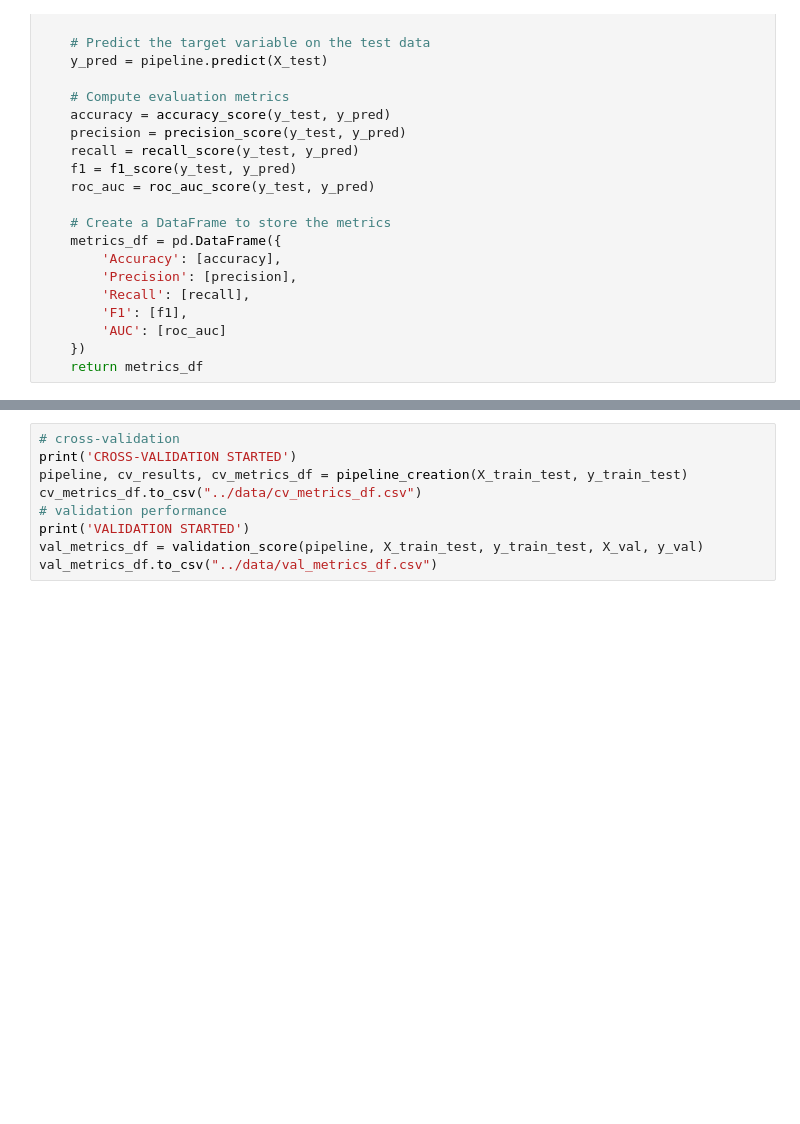
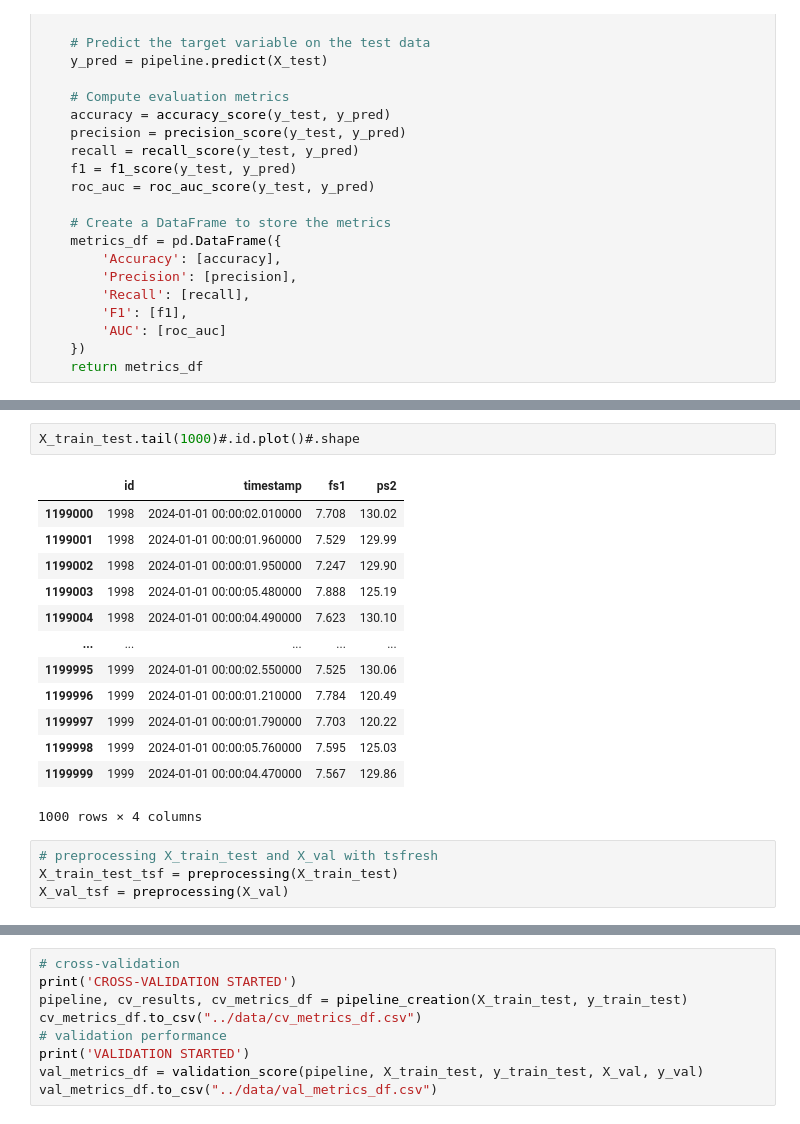
Before and after one commit to adelchi91/condition_monitoring_of_hydraulic_systems, a Jupyter notebook: notebook/ShorterCode.ipynb, the cells around one changed output, grey strips where cells are left out. Drawn from its saved outputs; the diff is of its cells as text; blank space fills up the shorter version.

```diff
--- a/notebook/ShorterCode.ipynb
+++ b/notebook/ShorterCode.ipynb
@@ -155,0 +181,20 @@ X_train_test, X_val, y_train_test, y_val = train_test_split_(df_to_model, nb_cyc
+# %%
+X_train_test.tail(1000)#.id.plot()#.shape
+# %% [output]
+|  | id | timestamp | fs1 | ps2 |
+| 1199000 | 1998 | 2024-01-01 00:00:02.010000 | 7.708 | 130.02 |
+| 1199001 | 1998 | 2024-01-01 00:00:01.960000 | 7.529 | 129.99 |
+| 1199002 | 1998 | 2024-01-01 00:00:01.950000 | 7.247 | 129.90 |
+| 1199003 | 1998 | 2024-01-01 00:00:05.480000 | 7.888 | 125.19 |
+| 1199004 | 1998 | 2024-01-01 00:00:04.490000 | 7.623 | 130.10 |
+| ... | ... | ... | ... | ... |
+| 1199995 | 1999 | 2024-01-01 00:00:02.550000 | 7.525 | 130.06 |
+| 1199996 | 1999 | 2024-01-01 00:00:01.210000 | 7.784 | 120.49 |
+| 1199997 | 1999 | 2024-01-01 00:00:01.790000 | 7.703 | 120.22 |
+| 1199998 | 1999 | 2024-01-01 00:00:05.760000 | 7.595 | 125.03 |
+| 1199999 | 1999 | 2024-01-01 00:00:04.470000 | 7.567 | 129.86 |
+1000 rows × 4 columns
+# %%
+# preprocessing X_train_test and X_val with tsfresh
+X_train_test_tsf = preprocessing(X_train_test)
+X_val_tsf = preprocessing(X_val)
```
Also changed, not shown: parts of 29 cells of this notebook, 2 other files.
